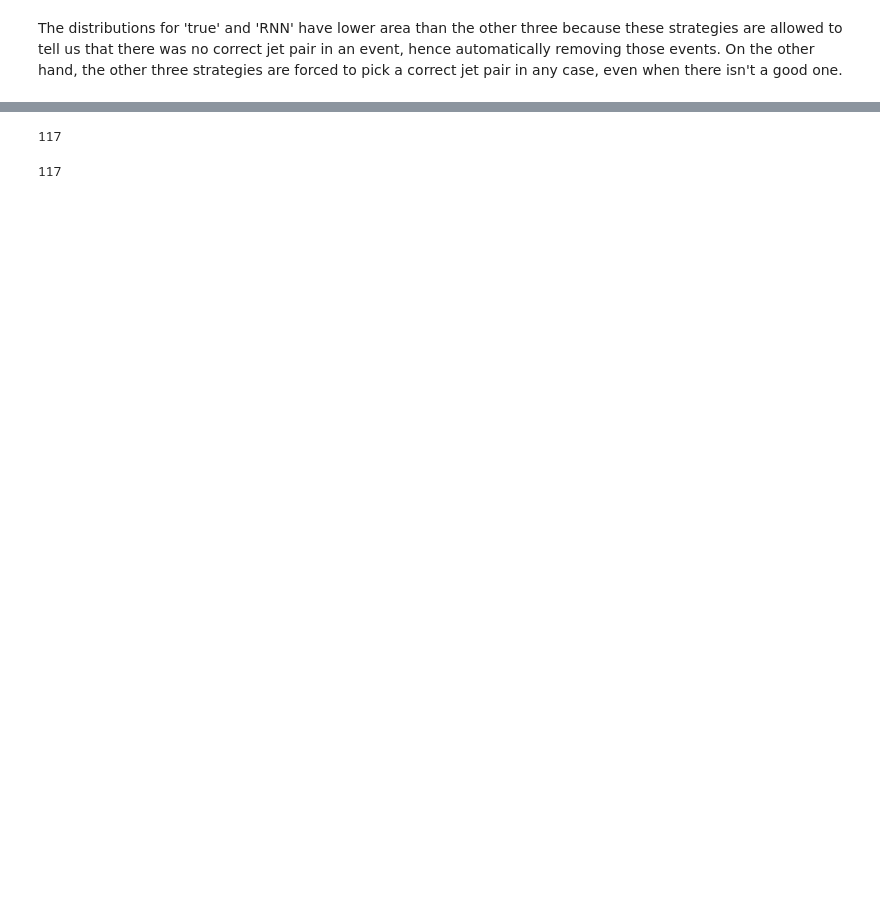
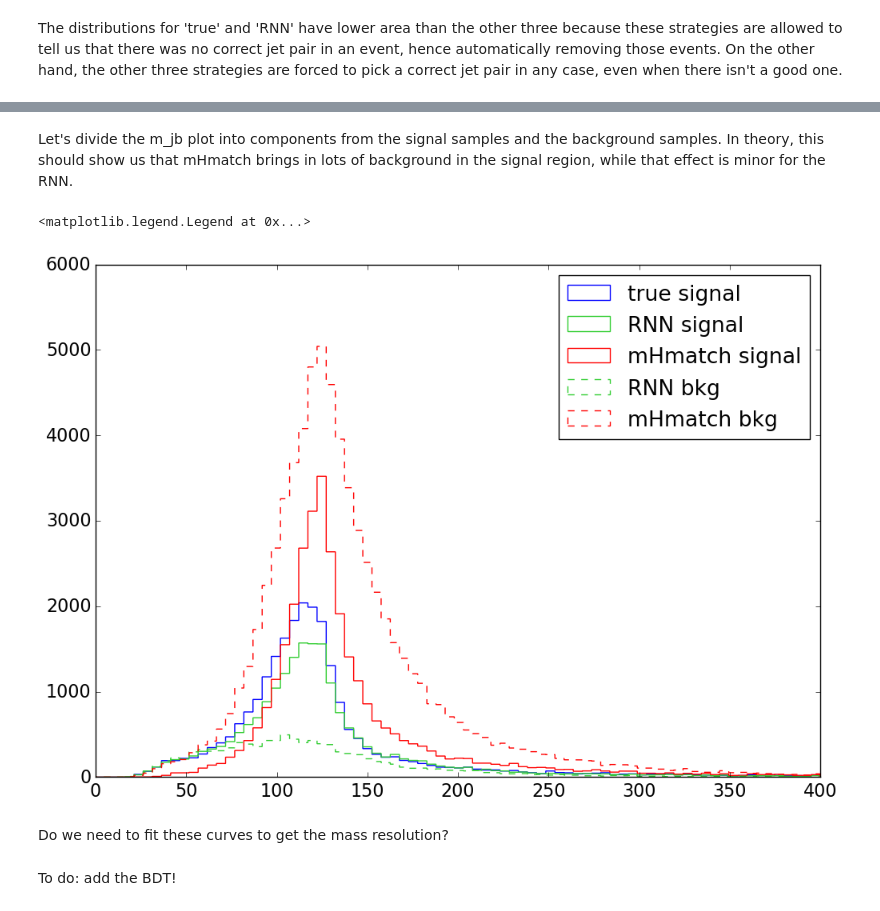
Before and after one commit to mickypaganini/1tagRNN, a Jupyter notebook: performance_plots.ipynb, the cells around one changed output, grey strips where cells are left out. Cells and saved outputs as stored; diff of their text form; code cells hidden in the pictures; blank space fills up the shorter version.

```diff
--- a/performance_plots.ipynb
+++ b/performance_plots.ipynb
@@ -172,8 +166,0 @@ sum(m_jb_pThigh == -99)
-# %%
-sum(m_jb_pTjbhigh == -99)
-# %% [output]
-117
-# %%
-sum(m_jb_mHmatch == -99)
-# %% [output]
-117
@@ -182,0 +167,31 @@ sum(m_jb_mHmatch == -99)
+# %%
+bkg_flag = np.array([True if 'bkg' in sample else False for sample in test['sample']])
+# %% [markdown]
+Let's divide the m_jb plot into components from the signal samples and the background samples. In theory, this should show us that mHmatch brings in lots of background in the signal region, while that effect is minor for the RNN.
+# %%
+matplotlib.rcParams.update({'font.size': 16})
+fig = plt.figure(figsize=(11.69, 8.27), dpi=100)
+bins = np.linspace(-100, 400, 100)
+_ = plt.hist(m_jb_true[-bkg_flag], bins=bins, histtype='step', label='true signal', color='blue')
+_ = plt.hist(m_jb_pred[-bkg_flag], bins=bins, histtype='step', label='RNN signal', color='limegreen')
+_ = plt.hist(m_jb_mHmatch[-bkg_flag], bins=bins, histtype='step', label='mHmatch signal', color='red')
+# _ = plt.hist(m_jb_pThigh[-bkg_flag], bins=bins, histtype='step', label='pThigh signal', color='cyan')
+# _ = plt.hist(m_jb_pTjbhigh[-bkg_flag], bins=bins, histtype='step', label='pTjbhigh signal', color='magenta')
+
+#_ = plt.hist(m_jb_true[bkg_flag], bins=bins, histtype='step', label='true bkg', color='blue', linestyle='--')
+_ = plt.hist(m_jb_pred[bkg_flag], bins=bins, histtype='step', label='RNN bkg', color='limegreen', linestyle='--')
+_ = plt.hist(m_jb_mHmatch[bkg_flag], bins=bins, histtype='step', label='mHmatch bkg', color='red', linestyle='--')
+# _ = plt.hist(m_jb_pThigh[bkg_flag], bins=bins, histtype='step', label='pThigh bkg', color='cyan', linestyle='--')
+# _ = plt.hist(m_jb_pTjbhigh[bkg_flag], bins=bins, histtype='step', label='pTjbhigh bkg', color='magenta', linestyle='--')
+
+plt.xlim(0, 400)
+plt.ylim(0, 6000)
+#plt.vlines(125, 0, 6000, alpha=0.5)
+plt.legend()
+# %% [output]
+<matplotlib.legend.Legend at 0x...>
+[figure, added]
+# %% [markdown]
+Do we need to fit these curves to get the mass resolution?
+# %% [markdown]
+To do: add the BDT!
```
Also changed, not shown: parts of 18 cells of this notebook, 1 other file.
